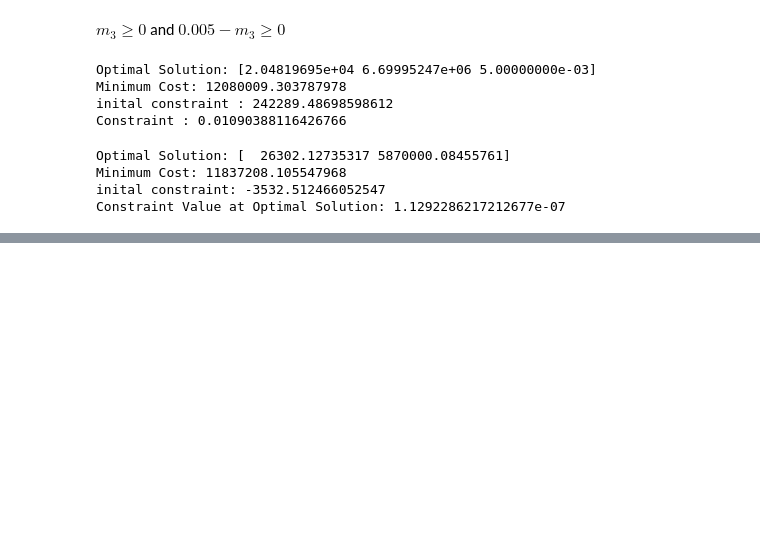
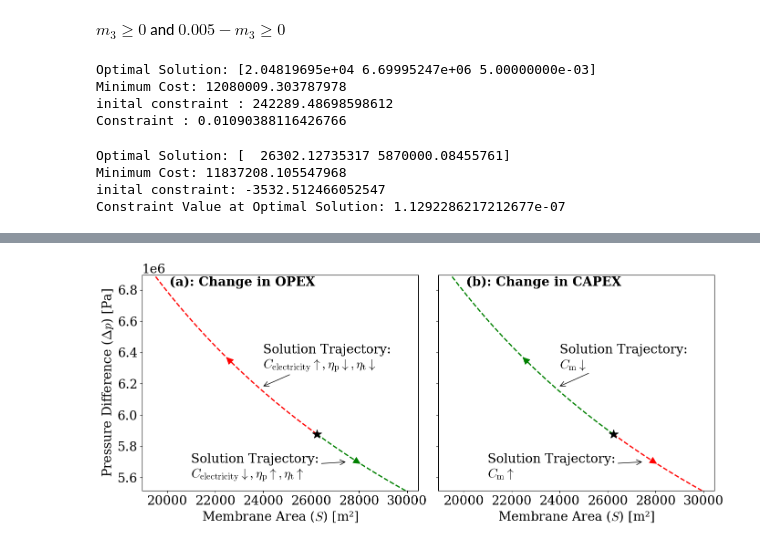
Before and after one commit to freddymartin03/Membrane-Science-and-Membrane-Separation-Processes-CW, a Jupyter notebook: Design.ipynb, the cells around one changed output, grey strips where cells are left out. Cells and saved outputs as stored; diff of their text form; code cells hidden in the pictures; blank space fills up the shorter version.

```diff
--- a/Design.ipynb
+++ b/Design.ipynb
@@ -370,0 +418,90 @@ S_values = np.linspace(19470, 30000, 100)
+# %%
+# --- Precompute values (as in your code) ---
+delta_p_values = np.linspace(5.516e6, 6.895e6, 100)
+S_values_grid = np.linspace(19470, 30000, 100)
+
+m3_fixed = 0.005
+constraint_values = np.zeros((len(delta_p_values), len(S_values_grid)))
+cost_values = np.zeros((len(delta_p_values), len(S_values_grid)))
+
+for i, delta_p in enumerate(delta_p_values):
+    for j, S in enumerate(S_values_grid):
+        constraint_values[i, j] = constraint1([S, delta_p, m3_fixed])
+        cost_values[i, j] = get_C_red([S, delta_p, m3_fixed])
+
+# --- Get solution trajectories ---
+delta_p1 = np.linspace(5.516, 5.8769, 100)
+S1 = np.array([f(p) for p in delta_p1])
+delta_p2 = np.linspace(5.8769, 6.895, 100)
+S2 = np.array([f(p) for p in delta_p2])
+
+# --- Create figure with subplots ---
+fig, axes = plt.subplots(1, 2, figsize=(14, 6), sharey=True)
+
+for idx, ax in enumerate(axes):
+    if idx == 0:
+        # First plot: green and red dashed lines
+        ax.plot(S1, delta_p1 * 1e6, color='g', linewidth=2, linestyle='--')
+        ax.plot(S2, delta_p2 * 1e6, color='r', linewidth=2, linestyle='--')
+    else:
+        # Second plot: blue and orange solid lines
+        ax.plot(S1, delta_p1 * 1e6, color='r', linewidth=2, linestyle='--')
+        ax.plot(S2, delta_p2 * 1e6, color='g', linewidth=2, linestyle='--')
+
+    ax.plot(26240, 5.8769e6, marker='*', color='black', markersize=15)
+
+    ax.set_xlabel(r'Membrane Area ($S$) [m²]', fontsize=20)
+    if idx == 0:
+        ax.set_ylabel(r'Pressure Difference ($\Delta p$) [Pa]', fontsize=20)
+
+    ax.tick_params(labelsize=20)
+    ax.ticklabel_format(style='sci', axis='y', scilimits=(0, 0))
+    ax.yaxis.offsetText.set_fontsize(20)
+    ax.set_ylim(5.516e6, 6.895e6)
+
+# --- Add different annotations ---
+axes[0].annotate(
+    r"Solution Trajectory:" + "\n"r"$C_\mathrm{electricity} \uparrow, \eta_\mathrm{p} \downarrow, \eta_\mathrm{t} \downarrow$",
+    xy=(23950, 6.18e6), xytext=(24000, 6.3e6),
+    arrowprops=dict(facecolor='black', arrowstyle="->"),
+    fontsize=20
+)
+
+axes[0].annotate(
+    r"Solution Trajectory:" + "\n"r"$C_\mathrm{electricity} \downarrow, \eta_\mathrm{p} \uparrow, \eta_\mathrm{t} \uparrow$",
+    xy=(27500, 5.7e6), xytext=(21000, 5.6e6),
+    arrowprops=dict(facecolor='black', arrowstyle="->"),
+    fontsize=20
+)
+
+
+axes[1].annotate(
+    r"Solution Trajectory:" + "\n"r"$C_\mathrm{m} \downarrow$",
+    xy=(23950, 6.18e6), xytext=(24000, 6.3e6),
+    arrowprops=dict(facecolor='black', arrowstyle="->"),
+    fontsize=20
+)
+
+axes[1].annotate(
+    r"Solution Trajectory:" + "\n"r"$C_\mathrm{m} \uparrow$",
+    xy=(27500, 5.7e6), xytext=(21000, 5.6e6),
+    arrowprops=dict(facecolor='black', arrowstyle="->"),
+    fontsize=20
+)
+
+# --- Label subplots as (a) and (b) ---
+axes[0].text(0.1, 0.95, "(a): Change in OPEX", transform=axes[0].transAxes, fontsize=20, fontweight='bold')
+axes[1].text(0.1, 0.95, "(b): Change in CAPEX", transform=axes[1].transAxes, fontsize=20, fontweight='bold')
+
+# --- Optional: Add directional arrows if you have the function ---
+add_arrow(axes[0].lines[0], direction='left')
+add_arrow(axes[0].lines[1], direction='right')
+add_arrow(axes[1].lines[0], direction='left')
+add_arrow(axes[1].lines[1], direction='right')
+
+# --- Save and show ---
+plt.tight_layout()
+plt.savefig(r'C:\Users\fjm21\OneDrive - Imperial College London\Fourth Year\Membranes\CW\objective_sens_subplots.pdf', format='pdf', transparent=False)
+plt.show()
+# %% [output]
+[figure, added]
```
Also changed, not shown: parts of 16 cells of this notebook.
